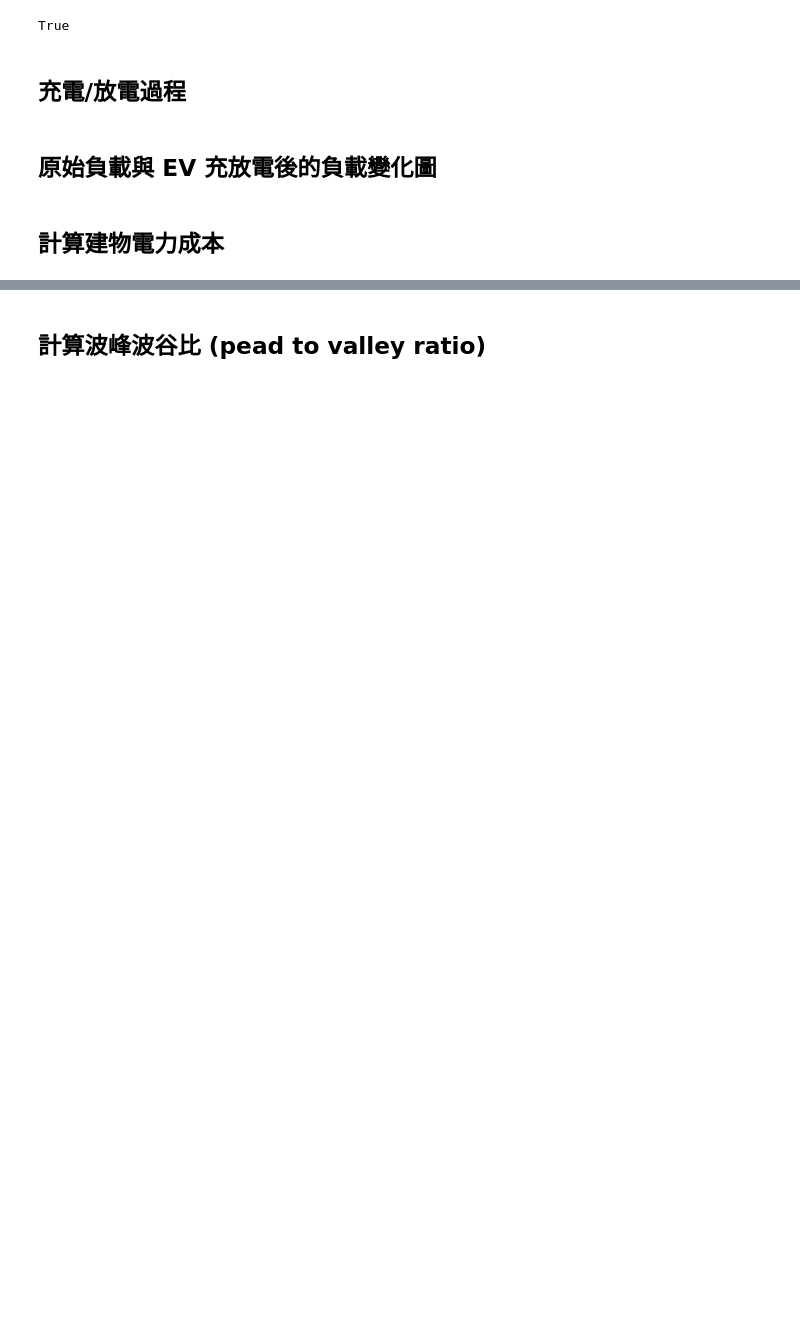
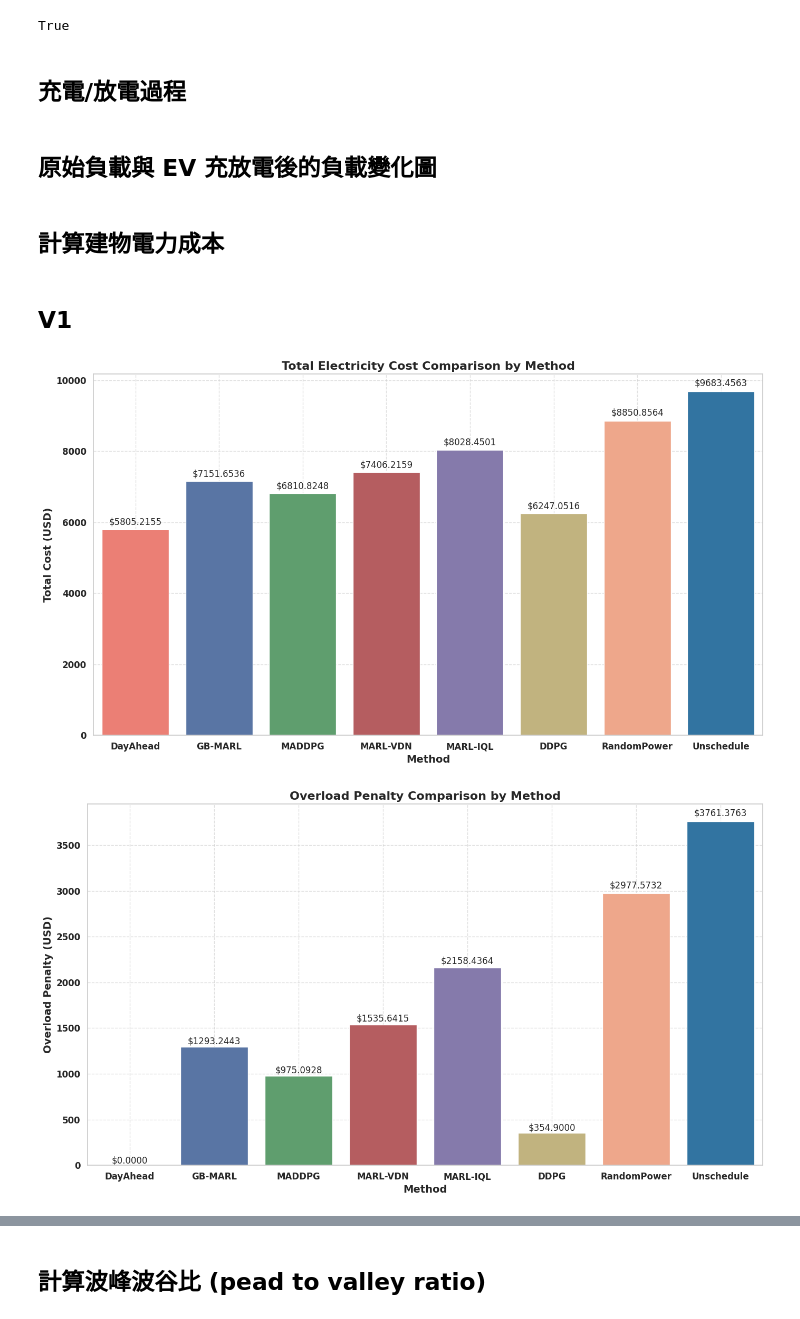
Before and after one commit to carlwang49/MY_WORK, a Jupyter notebook: Evaluation.ipynb, the cells around one changed output, grey strips where cells are left out. Cells and saved outputs as stored; diff of their text form; code cells hidden in the pictures; blank space fills up the shorter version.

```diff
--- a/Evaluation.ipynb
+++ b/Evaluation.ipynb
@@ -197,3 +238,75 @@ for df, method_name in zip(data_frames, method_names):
     total_costs.append(total_cost)
     overload_penalties.append(total_overload_penalty)
     current_tariffs.append(current_tariff)
+# %% [markdown]
+## V1
+# %%
+# set plot style
+sns.set(style="whitegrid")
+
+# define colors
+colors = ['#FF6F61', '#4C72B0', '#55A868', '#C44E52', '#8172B3', '#CCB974', '#FFA07A', '#1F77B4']
+
+# plot total cost bar chart
+fig, ax = plt.subplots(figsize=(14, 8))
+bars = sns.barplot(x=method_names, y=total_costs, palette=colors, ax=ax)
+
+# add labels and title
+ax.set_xlabel('Method', fontsize=14, fontweight='bold')
+ax.set_ylabel('Total Cost (USD)', fontsize=14, fontweight='bold')
+ax.set_title('Total Electricity Cost Comparison by Method', fontsize=16, fontweight='bold')
+ax.grid(True, linestyle='--', alpha=0.6)
+
+# display total cost on top of each bar
+for bar, yval in zip(bars.patches, total_costs):
+    height = bar.get_height()
+    ax.text(bar.get_x() + bar.get_width()/2, height + 0.01 * height,
+            f'${height:.4f}', ha='center', va='bottom', fontsize=12)
+
+plt.xticks(fontsize=12, fontweight='bold')
+plt.yticks(fontsize=12, fontweight='bold')
+plt.tight_layout()
+
+plt.show()
+
+# plot overload penalty bar chart
+fig, ax = plt.subplots(figsize=(14, 8))
+bars = sns.barplot(x=method_names, y=overload_penalties, palette=colors, ax=ax)
+
+# add labels and title
+ax.set_xlabel('Method', fontsize=14, fontweight='bold')
+ax.set_ylabel('Overload Penalty (USD)', fontsize=14, fontweight='bold')
+ax.set_title('Overload Penalty Comparison by Method', fontsize=16, fontweight='bold')
+ax.grid(True, linestyle='--', alpha=0.6)
+
+# display overload penalty on top of each bar
+for bar, yval in zip(bars.patches, overload_penalties):
+    height = bar.get_height()
+    ax.text(bar.get_x() + bar.get_width()/2, height + 0.01 * height, f'${height:.4f}', ha='center', va='bottom', fontsize=12)
+
+plt.xticks(fontsize=12, fontweight='bold')
+plt.yticks(fontsize=12, fontweight='bold')
+plt.tight_layout()
+plt.show()
+
+
+# fig, ax = plt.subplots(figsize=(14, 8))
+# bars = sns.barplot(x=method_names, y=current_tariffs, palette=colors, ax=ax)
+
+# ax.set_xlabel('Method', fontsize=14, fontweight='bold')
+# ax.set_ylabel('Current Tariff (USD)', fontsize=14, fontweight='bold')
+# ax.set_title('Current Tariff Comparison by Method', fontsize=16, fontweight='bold')
+# ax.grid(True, linestyle='--', alpha=0.6)
+
+# for bar, yval in zip(bars.patches, current_tariffs):
+#     height = bar.get_height()
+#     ax.text(bar.get_x() + bar.get_width()/2, height + 0.01 * height, f'${height:.2f}', ha='center', va='bottom', fontsize=12)
+
+# plt.xticks(fontsize=12, fontweight='bold')
+# plt.yticks(fontsize=12, fontweight='bold')
+# plt.tight_layout()
+
+# plt.show()
+# %% [output]
+[figure, added]
+[figure, added]
```
Also changed, not shown: parts of 8 cells of this notebook, 1 other file.
